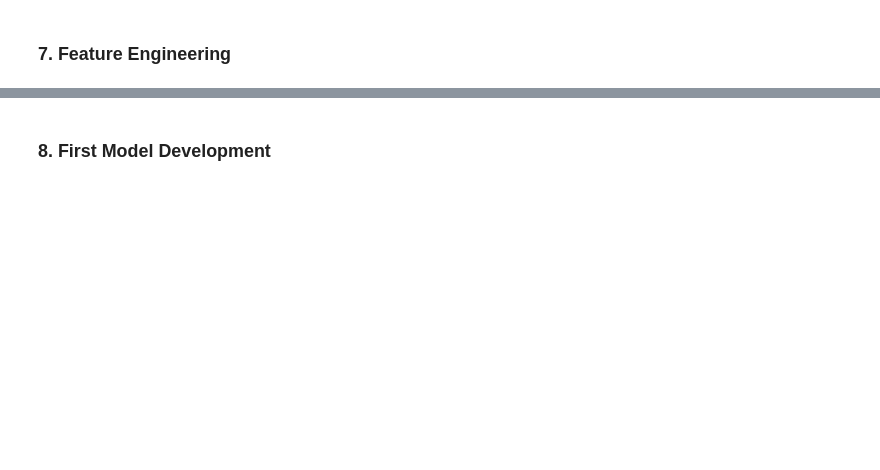
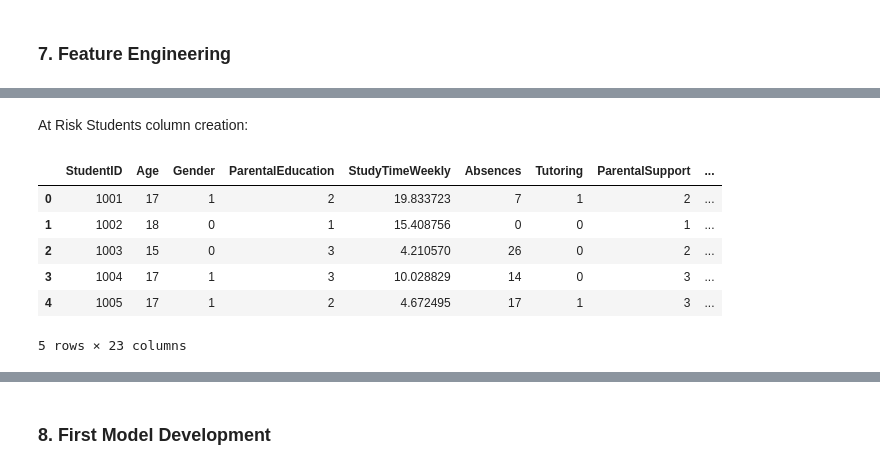
Before and after one commit to KGS577999/Guided-Project, a Jupyter notebook: notebooks/Guided_Project.ipynb, the cells around one changed output, grey strips where cells are left out. Saved outputs shown, nothing was run; the diff lists cells and outputs as text; code cells hidden in the pictures; blank space fills up the shorter version.

```diff
--- a/notebooks/Guided_Project.ipynb
+++ b/notebooks/Guided_Project.ipynb
@@ -232,0 +341,45 @@ plt.show()
+# %% [markdown]
+At Risk Students column creation:
+# %%
+##Create a weighted total support score from different tables of support Structures.
+df_original_cleaned_FE['SupportScore'] = (
+    (df_original_cleaned_FE['ParentalSupport'] / 4) * 0.45 +
+    (df_original_cleaned_FE['ParentalEducation'] / 4) * 0.1 +
+    df_original_cleaned_FE['Tutoring'] * 0.45
+)
+
+### Create column 'AtRisk'
+df_original_cleaned_FE['AtRisk'] = ((df_original_cleaned_FE['GPA'] < average_gpa) & (df_original_cleaned_FE['Absences'] > 10) & (df_original_cleaned_FE['SupportScore'] < 0.5)).astype(int)
+
+def risk_category(row):
+    if row['GPA'] < 2.5 and row['Absences'] > 15:
+        return 'High Risk'
+    elif row['GPA'] < 3.0 and row['Absences'] > 10:
+        return 'Medium Risk'
+    elif row['GPA'] < 3.3 and row['Absences'] > 5:
+        return 'Low Risk'
+    else:
+        return 'No Risk'
+
+df_original_cleaned_FE['RiskLevel'] = df_original_cleaned_FE.apply(risk_category, axis=1)
+
+# Activity engagement score
+df_original_cleaned_FE['ActivityScore'] = df_original_cleaned_FE['Sports'] + df_original_cleaned_FE['Music'] + df_original_cleaned_FE['Volunteering'] + df_original_cleaned_FE['Extracurricular']
+
+# Interaction terms
+df_original_cleaned_FE['Absence_StudyTime_Interaction'] = df_original_cleaned_FE['Absences'] * df_original_cleaned_FE['StudyTimeWeekly']
+df_original_cleaned_FE['ParentalSupport_StudyTime'] = df_original_cleaned_FE['ParentalSupport'] * df_original_cleaned_FE['StudyTimeWeekly']
+
+# Binning continuous variables
+df_original_cleaned_FE['AbsenceBin'] = pd.cut(df_original_cleaned_FE['Absences'], bins=[0, 5, 10, 15, 30], labels=['Few', 'Moderate', 'Many', 'Excessive'])
+df_original_cleaned_FE['StudyTimeBin'] = pd.cut(df_original_cleaned_FE['StudyTimeWeekly'], bins=[0, 5, 10, 15, 20], labels=['Minimal', 'Moderate', 'Substantial', 'Extensive'])
+
+df_original_cleaned_FE.head()
+# %% [output]
+|  | StudentID | Age | Gender | ParentalEducation | StudyTimeWeekly | Absences | Tutoring | ParentalSupport | ... |
+| 0 | 1001 | 17 | 1 | 2 | 19.833723 | 7 | 1 | 2 | ... |
+| 1 | 1002 | 18 | 0 | 1 | 15.408756 | 0 | 0 | 1 | ... |
+| 2 | 1003 | 15 | 0 | 3 | 4.210570 | 26 | 0 | 2 | ... |
+| 3 | 1004 | 17 | 1 | 3 | 10.028829 | 14 | 0 | 3 | ... |
+| 4 | 1005 | 17 | 1 | 2 | 4.672495 | 17 | 1 | 3 | ... |
+5 rows × 23 columns
```
Also changed, not shown: parts of 23 cells of this notebook, 4 other files.
